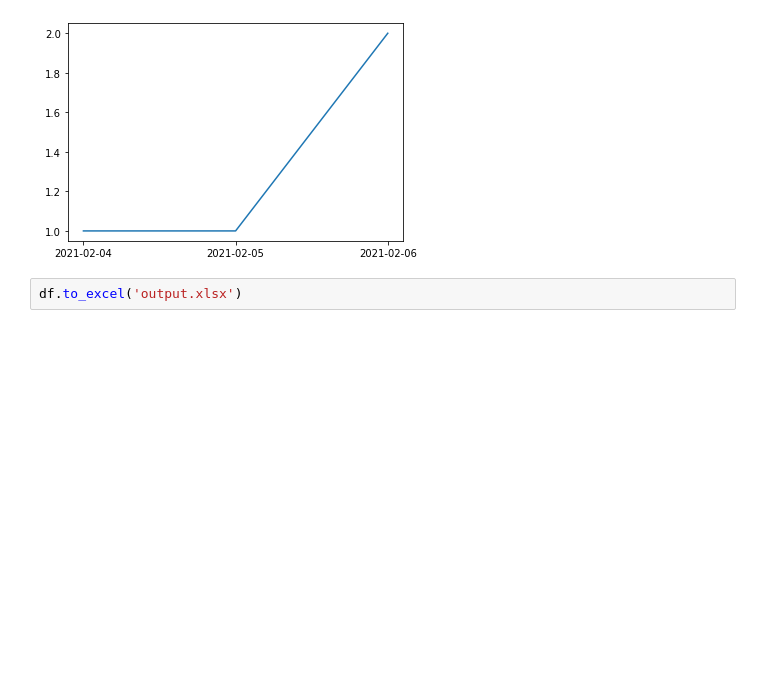
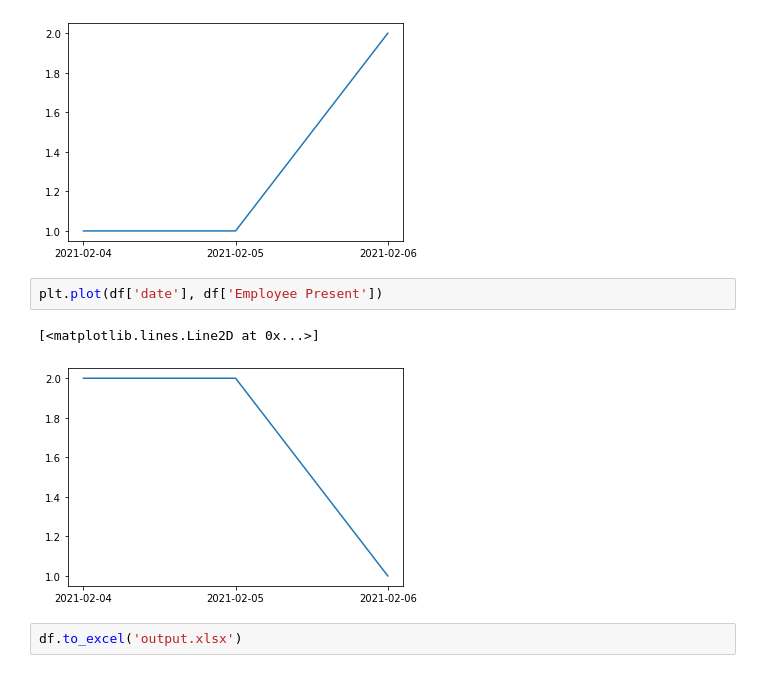
Before and after one commit to ankushmaharaj/interview-assignment, a Jupyter notebook: test.ipynb, the cells around one changed output. Saved outputs shown, nothing was run; the diff lists cells and outputs as text; blank space fills up the shorter version.

Commit message:
added both present and absent plots

```diff
--- a/test.ipynb
+++ b/test.ipynb
@@ -42,5 +35,10 @@ plt.plot(df['date'], df['Employee Absent'])
 # %% [output]
 [<matplotlib.lines.Line2D at 0x...>]
 [figure]
+# %%
+plt.plot(df['date'], df['Employee Present'])
+# %% [output]
+[<matplotlib.lines.Line2D at 0x...>]
+[figure, added]
 # %%
 df.to_excel('output.xlsx')
```
Also changed, not shown: parts of 1 cell of this notebook.
